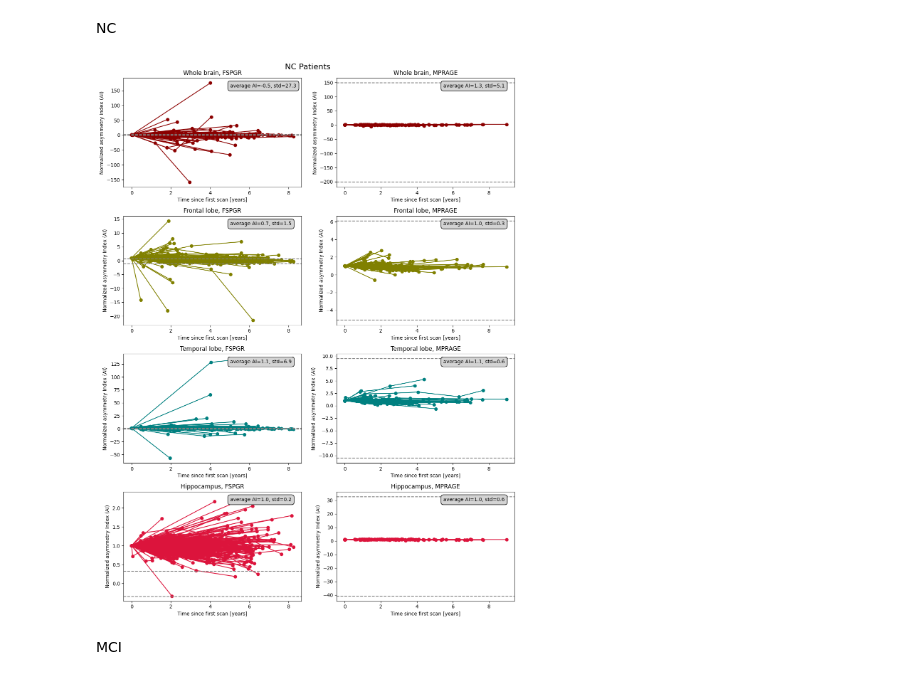
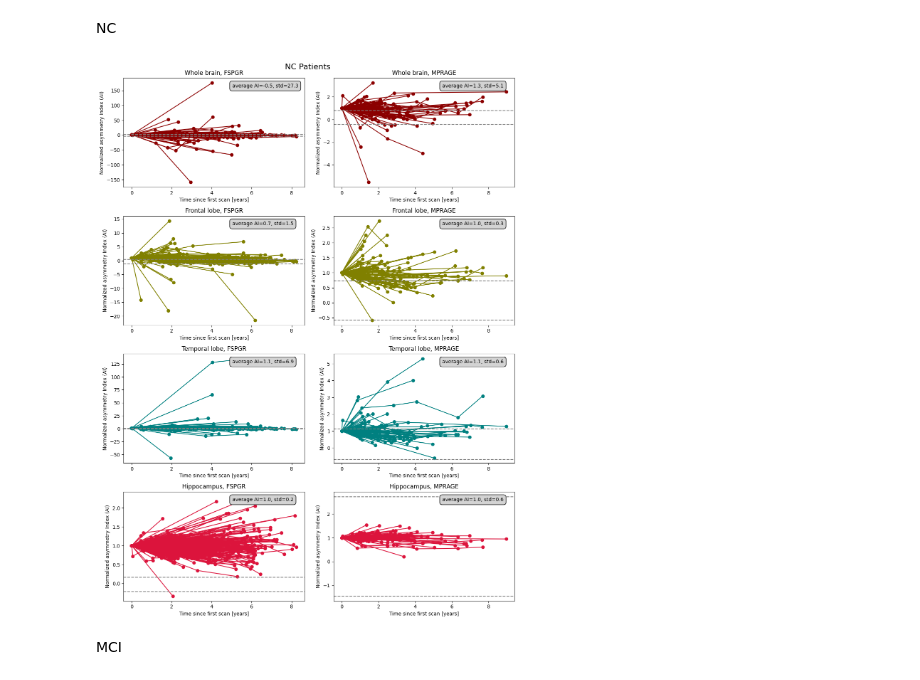
Before and after one commit to Crtox/asymmetryAD, a Jupyter notebook: code/AI_longitudinal.ipynb, the cells around one changed output. Drawn from its saved outputs; the diff is of its cells as text; code cells hidden in the pictures.

```diff
--- a/code/AI_longitudinal.ipynb
+++ b/code/AI_longitudinal.ipynb
@@ -357,3 +347,13 @@ LOA_hippocampus_mprage = [0.10138339957274381, -0.07985942504467206]
+# %%
+LOA_whole_brain_fspgr=[np.float64(3.2013744545094753), np.float64(-3.5246818630337713)]
+LOA_frontal_lobe_fspgr=[np.float64(5.681160092981958), np.float64(-3.421234351721697)]
+LOA_temporal_lobe_fspgr=[np.float64(6.328287871759433), np.float64(-6.982746042691466)]
+LOA_hippocampus_fspgr=[np.float64(5.5156734826893965), np.float64(-5.8537632055801945)]
+
+LOA_whole_brain_mprage=[np.float64(1.409273263543331), np.float64(-0.8134438800229193)]
+LOA_frontal_lobe_mprage=[np.float64(1.1982512076473761), np.float64(-1.8673974163110167)]
+LOA_temporal_lobe_mprage=[np.float64(1.3777582074246912), np.float64(-2.5068556982866084)]
+LOA_hippocampus_mprage=[np.float64(0.01363218118106171), np.float64(-0.013083383861313509)]
 # %%
 LOA_fspgr = [LOA_whole_brain_fspgr, LOA_frontal_lobe_fspgr, LOA_temporal_lobe_fspgr, LOA_hippocampus_fspgr]
 LOA_mprage = [LOA_whole_brain_mprage, LOA_frontal_lobe_mprage, LOA_temporal_lobe_mprage, LOA_hippocampus_mprage]
@@ -375,3 +378,16 @@ LOA_mprage_normalized = [LOA_whole_brain_mprage_normalized, LOA_frontal_lobe_mpr
+# %%
+LOA_p_whole_brain_fspgr_normalized=[np.float64(206.6602512731472), np.float64(-396.5029053364278)]
+LOA_p_frontal_lobe_fspgr_normalized=[np.float64(43.163473446687846), np.float64(-127.8018847452302)]
+LOA_p_temporal_lobe_fspgr_normalized=[np.float64(44.29669649790861), np.float64(-41.07769944991949)]
+LOA_p_hippocampus_fspgr_normalized=[np.float64(15.753389956986394), np.float64(-21.48160648029194)]
+# %%
+LOA_p_whole_brain_mprage_normalized=[np.float64(78.3426334861378), np.float64(-42.5727871554704)]
+LOA_p_frontal_lobe_mprage_normalized=[np.float64(73.19655767246512), np.float64(-58.87877773455828)]
+LOA_p_temporal_lobe_mprage_normalized=[np.float64(112.91456126012429), np.float64(-69.61883519055777)]
+LOA_p_hippocampus_mprage_normalized=[np.float64(272.45988294611846), np.float64(-144.7411349682879)]
+# %%
+LOA_p_fspgr_normalized = [LOA_p_whole_brain_fspgr_normalized, LOA_p_frontal_lobe_fspgr_normalized, LOA_p_temporal_lobe_fspgr_normalized, LOA_p_hippocampus_fspgr_normalized]
+LOA_p_mprage_normalized = [LOA_p_whole_brain_mprage_normalized, LOA_p_frontal_lobe_mprage_normalized, LOA_p_temporal_lobe_mprage_normalized, LOA_p_hippocampus_mprage_normalized]
 # %% [markdown]
 Preparing data for plotting.
 # %%
@@ -694,9 +710,9 @@ for i in range(4):
             # outliers
             if ai_values[1] > -200:
                 axes[i, 0].plot(scan_times, ai_values, color=colors[i], marker='o')
-    # LOA for NC
-    axes[i, 0].axhline(LOA_fspgr_normalized[i][0], color='gray', linestyle='--')
-    axes[i, 0].axhline(LOA_fspgr_normalized[i][1], color='gray', linestyle='--')
+    # LOA_p for NC
+    axes[i, 0].axhline(LOA_p_fspgr_normalized[i][0], color='gray', linestyle='--')
+    axes[i, 0].axhline(LOA_p_fspgr_normalized[i][1], color='gray', linestyle='--')
     axes[i, 0].set_title(titles[2 * i])   # Title for the subplot
     axes[i, 0].set_xlabel('Time since first scan [years]')
     axes[i, 0].set_ylabel('Normalized asymmetry Index (AI)')
@@ -712,38 +728,38 @@ for i in range(4):
 )
 
     # MPRAGE plot on the right column
     for naccid, ai_values in AI_nc_mprage[i].items():
         if naccid in nc_scan_times:
             scan_times = nc_scan_times[naccid]
             # outliers
             if len(ai_values) > 2:
                 if ai_values[1] < 15 and ai_values[2] < 8:
                     axes[i, 1].plot(scan_times, ai_values, color=colors[i], marker='o')
             elif len(ai_values) == 2:
                 if ai_values[1] < 15:
                     axes[i, 1].plot(scan_times, ai_values, color=colors[i], marker='o')
-    # LOA for NC
-    axes[i, 1].axhline(LOA_mprage_normalized[i][0], color='gray', linestyle='--')
-    axes[i, 1].axhline(LOA_mprage_normalized[i][1], color='gray', linestyle='--')
+    # LOA_p for NC
+    axes[i, 1].axhline(LOA_p_mprage_normalized[i][0], color='gray', linestyle='--')
+    axes[i, 1].axhline(LOA_p_mprage_normalized[i][1], color='gray', linestyle='--')
     axes[i, 1].set_title(titles[2 * i + 1])   # Title for the subplot
     axes[i, 1].set_xlabel('Time since first scan [years]')
     axes[i, 1].set_ylabel('Normalized asymmetry Index (AI)')
     axes[i, 1].text(
     0.6,  # x-coordinate in axes fraction (0 is left, 1 is right)
     0.95,  # y-coordinate in axes fraction (0 is bottom, 1 is top)
     s=f'average AI={avg_AI_nc_mprage[i]:.1f}, std={std_AI_nc_mprage[i]:.1f}',
     fontsize=10,
     color='black',
     bbox=dict(facecolor='lightgrey', edgecolor='black', boxstyle='round,pad=0.5'),
     transform=axes[i, 1].transAxes,
     verticalalignment='top'
 )
 
 plt.tight_layout()
-#plt.savefig(savePath+'retry/AI_longitudinal_nc_normalized_LOA.png')
+#plt.savefig(savePath+'retry/AI_longitudinal_nc_normalized_LOA_p.png')
 plt.show()
 # %% [output]
-[figure, old version]
+[figure, new version]
 # %% [markdown]
 MCI
 # %%
```
Also changed, not shown: parts of 5 cells of this notebook, 2 other files.
